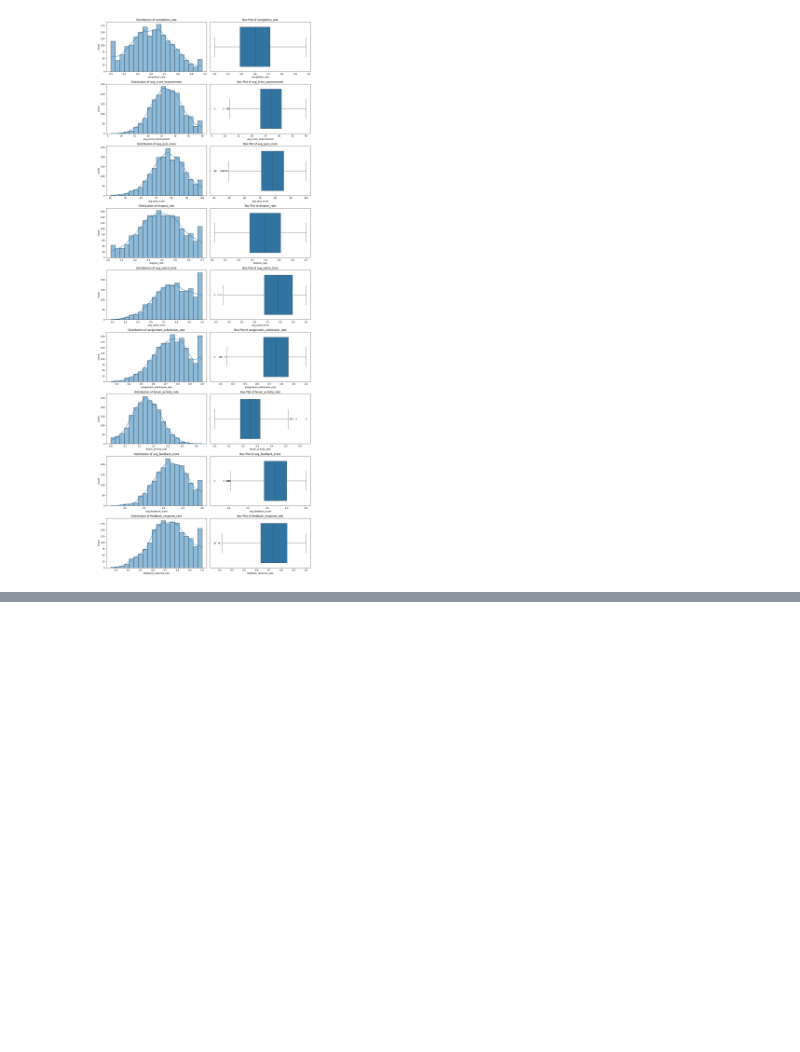
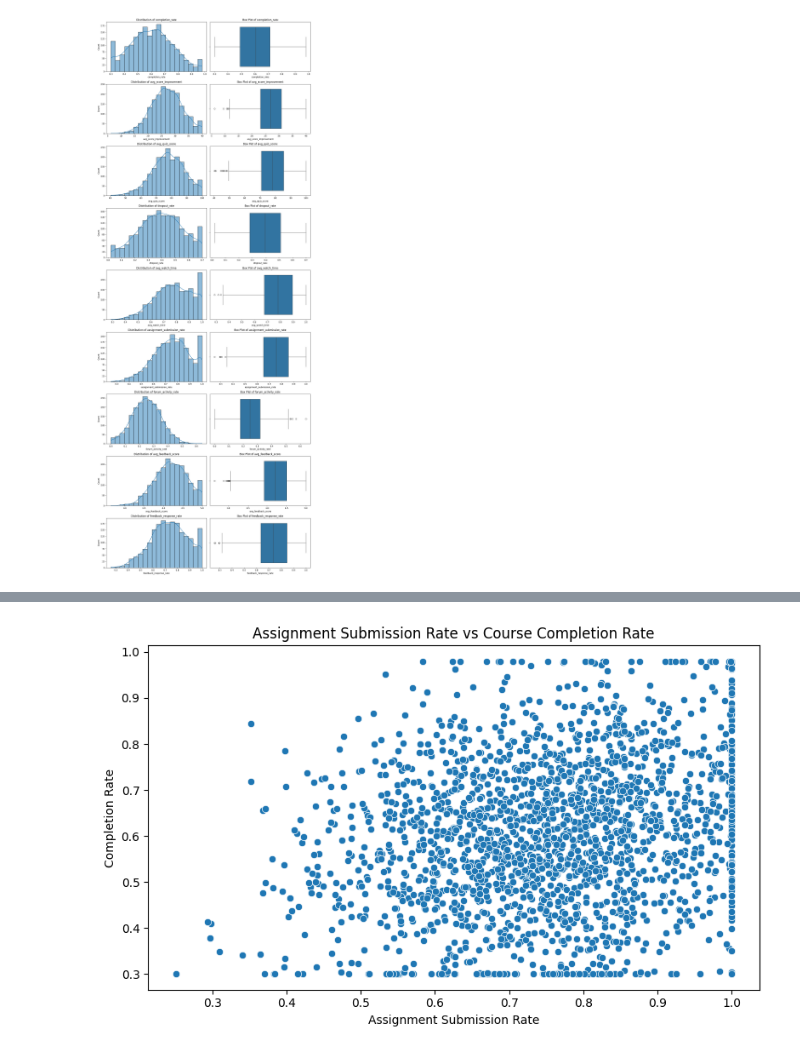
Before and after one commit to AJ0043/Instructor-Effectiveness-Modeling-EdTech-Context-, a Jupyter notebook: Untitled20.ipynb, the cells around one changed output, grey strips where cells are left out. Cells and saved outputs as stored; diff of their text form; code cells hidden in the pictures; blank space fills up the shorter version.

```diff
--- a/Untitled20.ipynb
+++ b/Untitled20.ipynb
@@ -635,0 +727,17 @@ plt.show()
+# %%
+plt.figure(figsize=(8, 5))
+
+sns.scatterplot(
+    data=data,
+    x="assignment_submission_rate",
+    y="completion_rate"
+)
+
+plt.title("Assignment Submission Rate vs Course Completion Rate")
+plt.xlabel("Assignment Submission Rate")
+plt.ylabel("Completion Rate")
+
+plt.tight_layout()
+plt.show()
+# %% [output]
+[figure, added]
```
Also changed, not shown: parts of 9 cells of this notebook.
